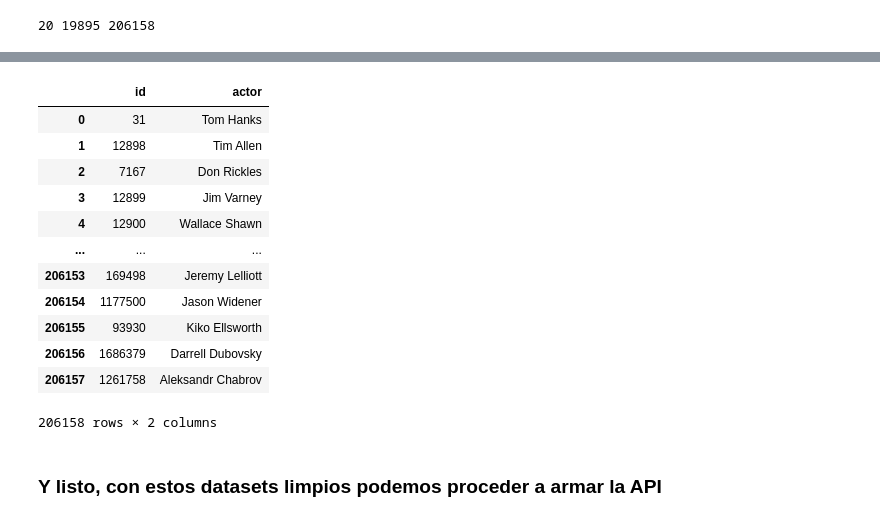
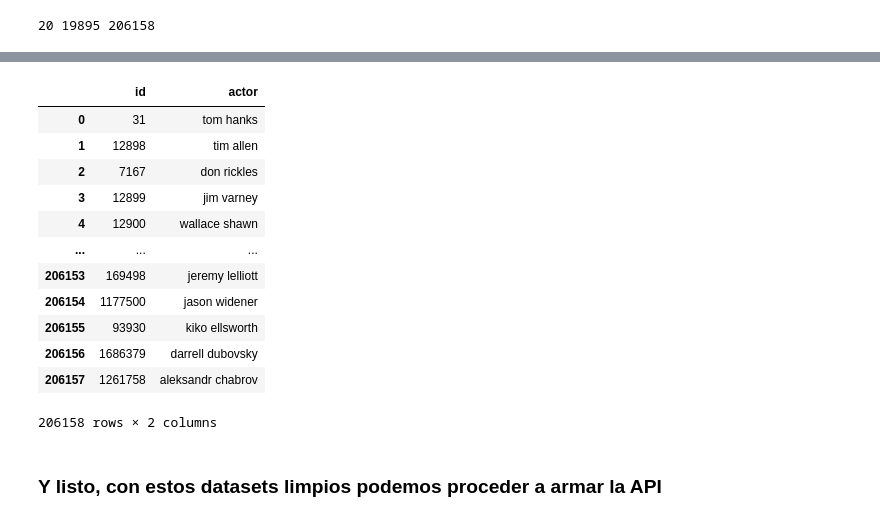
Before and after one commit to HugoGT/PI-01-Machine-Learning-Operations, a Jupyter notebook: etl.ipynb, the cells around one changed output, grey strips where cells are left out. Saved outputs shown, nothing was run; the diff lists cells and outputs as text; code cells hidden in the pictures.

```diff
--- a/etl.ipynb
+++ b/etl.ipynb
@@ -318,21 +315,21 @@ df_directors
 19895 rows × 2 columns
 # %%
 # Convertimos los diccionarios de genres, actors y directors en df para poder exportarlos
-df_actors = pd.DataFrame([[key, value] for key, value in actors_dict.items()], columns=['id', 'actor'])
+df_actors = pd.DataFrame([[key, value.lower()] for key, value in actors_dict.items()], columns=['id', 'actor'])
 df_actors
 # %% [output]
 |  | id | actor |
-| 0 | 31 | Tom Hanks |
-| 1 | 12898 | Tim Allen |
-| 2 | 7167 | Don Rickles |
-| 3 | 12899 | Jim Varney |
-| 4 | 12900 | Wallace Shawn |
+| 0 | 31 | tom hanks |
+| 1 | 12898 | tim allen |
+| 2 | 7167 | don rickles |
+| 3 | 12899 | jim varney |
+| 4 | 12900 | wallace shawn |
 | ... | ... | ... |
-| 206153 | 169498 | Jeremy Lelliott |
-| 206154 | 1177500 | Jason Widener |
-| 206155 | 93930 | Kiko Ellsworth |
-| 206156 | 1686379 | Darrell Dubovsky |
-| 206157 | 1261758 | Aleksandr Chabrov |
+| 206153 | 169498 | jeremy lelliott |
+| 206154 | 1177500 | jason widener |
+| 206155 | 93930 | kiko ellsworth |
+| 206156 | 1686379 | darrell dubovsky |
+| 206157 | 1261758 | aleksandr chabrov |
 206158 rows × 2 columns
 # %%
 # Exportamos los datasets de género, actores y directores
```
Also changed, not shown: parts of 5 cells of this notebook, 4 other files.
